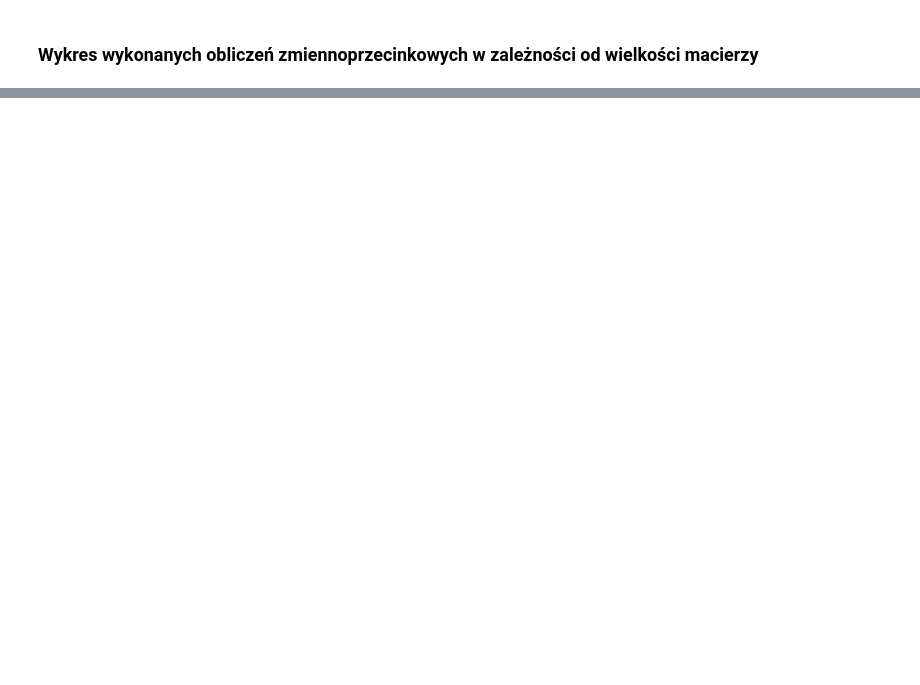
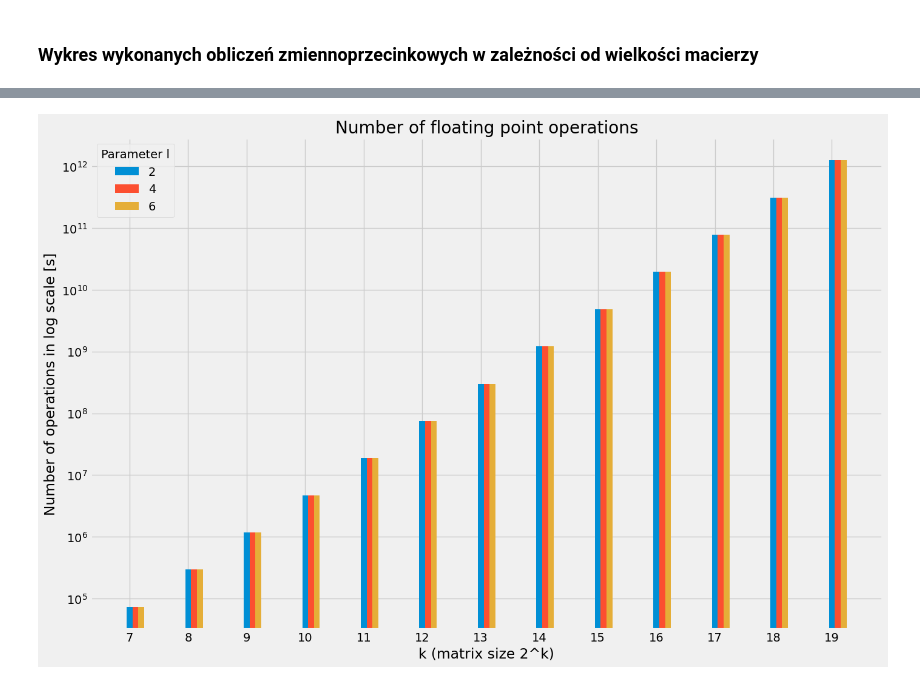
Before and after one commit to pkrucz00/RMiSW, a Jupyter notebook: Lab1/Rachunek macierzowy - mnożenie macierzy.ipynb, the cells around one changed output, grey strips where cells are left out. Drawn from its saved outputs; the diff is of its cells as text; code cells hidden in the pictures; blank space fills up the shorter version.

Commit message:
Adding float point operation count

```diff
--- a/Lab1/Rachunek macierzowy - mnożenie macierzy.ipynb
+++ b/Lab1/Rachunek macierzowy - mnożenie macierzy.ipynb
@@ -184,3 +226,30 @@ def binet_rec_mat_mul_op_count(k: int, l: int) -> np.array:
 
 
 ### kod wykresu
+# %%
+def mat_mul_op_count(k: int, l: int) -> int:
+    print(k, l)
+    if k <= l:
+        return binet_rec_mat_mul_op_count(k, l)
+    else:
+        return strassen_mat_mul_op_count(k, l)
+# %%
+k_values = range(7, 20)
+mat_mul_ops = np.array([[mat_mul_op_count(k, l) for l in range(2, 7, 2) ] for k in k_values])
+
+def plot_ops_results(ops: np.array) -> None:
+    x = k_values
+    x_axis = np.arange(len(x))
+
+    for i, l in enumerate(l_values):
+        plt.bar(x_axis + 0.1*i, ops[i], 0.1, label=l)
+
+    plt.xticks(x_axis, x)
+    plt.xlabel("k (matrix size 2^k)")
+    plt.ylabel("Number of operations in log scale [s]")
+    plt.yscale("log")
+    plt.title("Number of floating point operations")
+    plt.legend(title="Parameter l")
+    plt.show()
+
+mat_mul_ops
@@ -186,0 +287,4 @@ def binet_rec_mat_mul_op_count(k: int, l: int) -> np.array:
+# %%
+plot_ops_results(mat_mul_ops.T)
+# %% [output]
+[figure, added]
```
Also changed, not shown: parts of 6 cells of this notebook.
